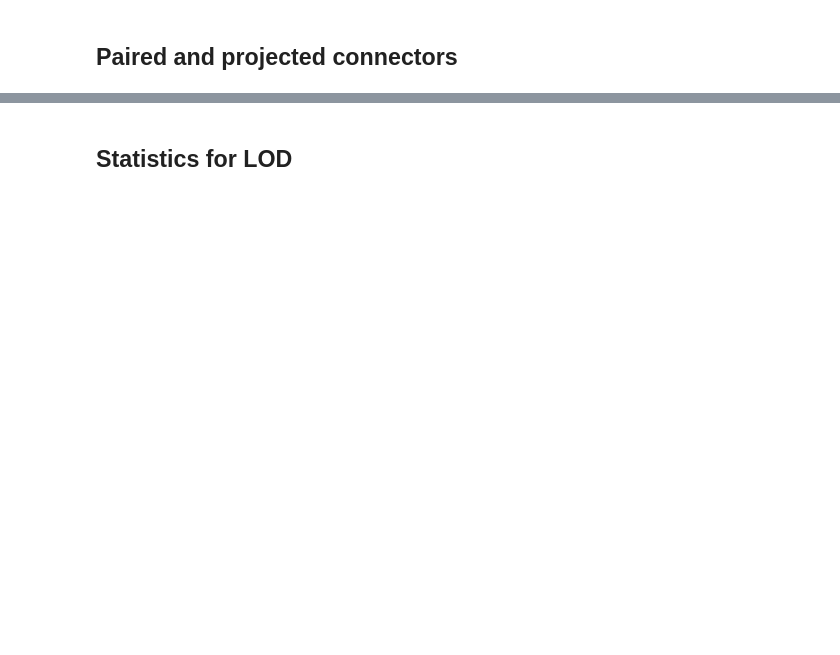
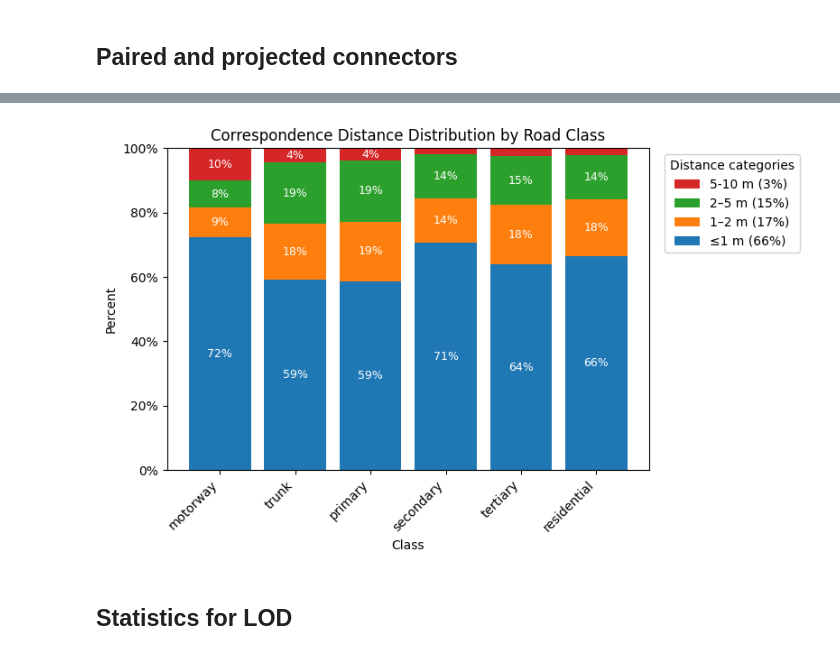
Before and after one commit to jetgeo/OM2ANY, a Jupyter notebook: Script/NVDB/statistics.ipynb, the cells around one changed output, grey strips where cells are left out. Drawn from its saved outputs; the diff is of its cells as text; code cells hidden in the pictures; blank space fills up the shorter version.

```diff
--- a/Script/NVDB/statistics.ipynb
+++ b/Script/NVDB/statistics.ipynb
@@ -475,7 +592,7 @@ for col_idx, (label, color) in enumerate(zip(labels, colors)):
     bottom += heights
 
 # Axes formatting
-ax.set_title('Matched OM connectors by distance between networks')
+ax.set_title('Correspondence Distance Distribution by Road Class')
 ax.set_xlabel('Class')
 ax.set_ylabel('Percent')
 ax.set_ylim(0, 1)
@@ -497,33 +614,35 @@ for lab, col in zip(legend_display_labels[::-1], colors[::-1]):
 
 ax.legend(
     handles=legend_handles,
     labels=legend_labels_with_pct,
     title='Distance categories',
     loc='upper left',
     bbox_to_anchor=(1.02, 1),
     fontsize=10,
     title_fontsize=10,
     frameon=True,
     framealpha=0.9
 )
 
 # Tighten layout and leave room for legend if needed
 fig.subplots_adjust(right=0.82)
 plt.tight_layout()
 
 # --- Percentage labels per segment only ---
 for col_idx, bars in enumerate(containers):
     for class_idx, rect in enumerate(bars):
         pct_val = pivot_pct.iloc[class_idx, col_idx]
         if pct_val >= min_label_pct and rect.get_height() > 0:
             x = rect.get_x() + rect.get_width() / 2
             y = rect.get_y() + rect.get_height() / 2
             ax.annotate(f"{pct_val:.0%}",
                         xy=(x, y),
                         va='center', ha='center',
                         fontsize=9, color='white')
 
 plt.show()
+# %% [output]
+[figure, added]
 # %% [markdown]
 ## Statistics for LOD
 # %%
```
Also changed, not shown: parts of 30 cells of this notebook, 18 other files.
